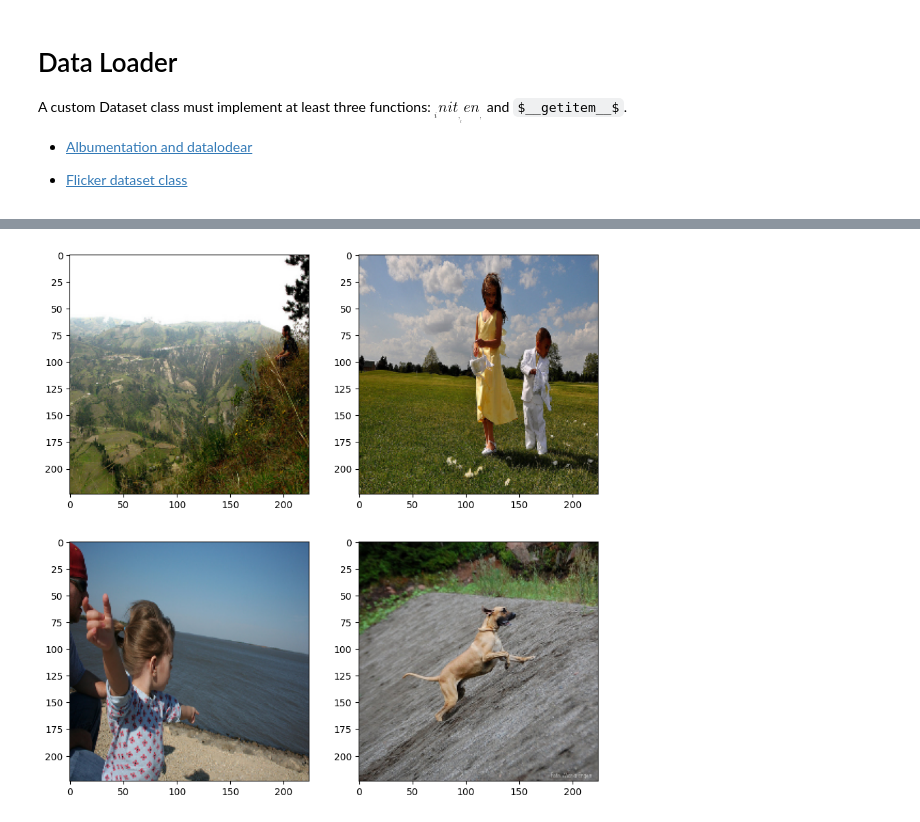
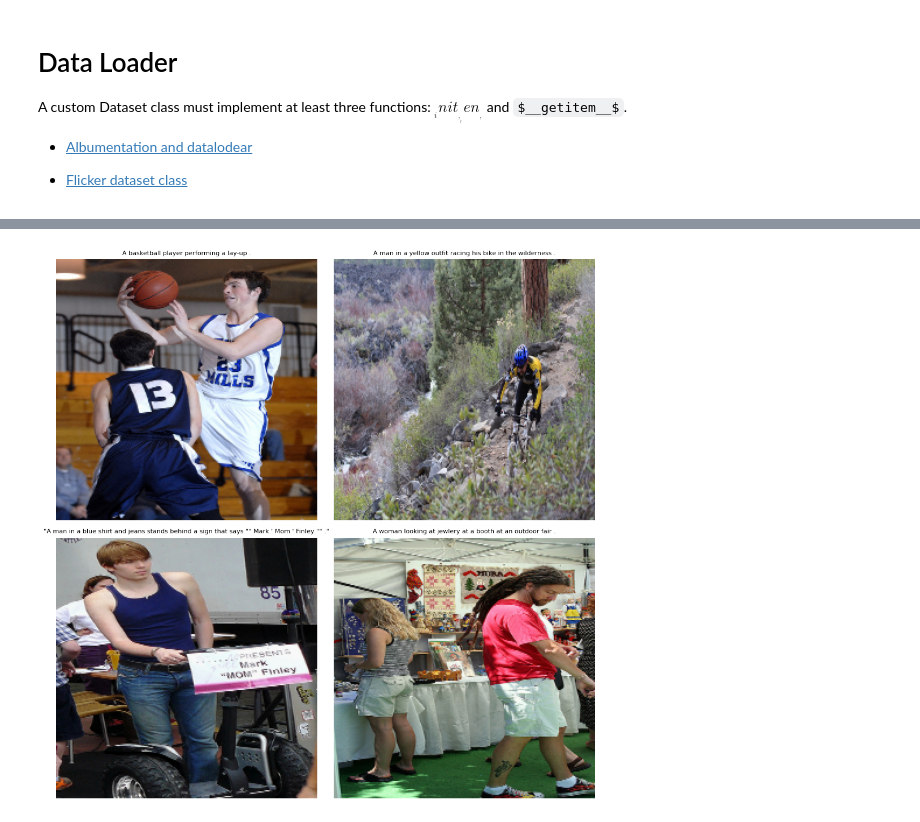
Before and after one commit to mahdisabetkish/Vision2Words, a Jupyter notebook: Flicker8k.ipynb, the cells around one changed output, grey strips where cells are left out. Drawn from its saved outputs; the diff is of its cells as text; code cells hidden in the pictures; some formulas as TeX source.

```diff
--- a/Flicker8k.ipynb
+++ b/Flicker8k.ipynb
@@ -155,7 +153,12 @@ FileNotFoundError: [Errno 2] No such file or directory: '/content/flickr8k/capti
 # %%
 plt.figure(figsize=(10, 10))
 for i in range(batch_size):
-  plt.subplot(2, 2, i+1)
-  plt.imshow(images[i])
+    plt.subplot(2, 2, i + 1)  # Create a 2x2 grid of subplots
+    plt.imshow(images[i])    # Display the image
+    plt.title(caption[i][0], fontsize = 8)   # Add the corresponding caption
+    plt.axis('off')         # Turn off axis for cleaner display
+
+plt.tight_layout()
+plt.show()
 # %% [output]
-[figure, old version]
+[figure, new version]
```
Also changed, not shown: parts of 11 cells of this notebook.
